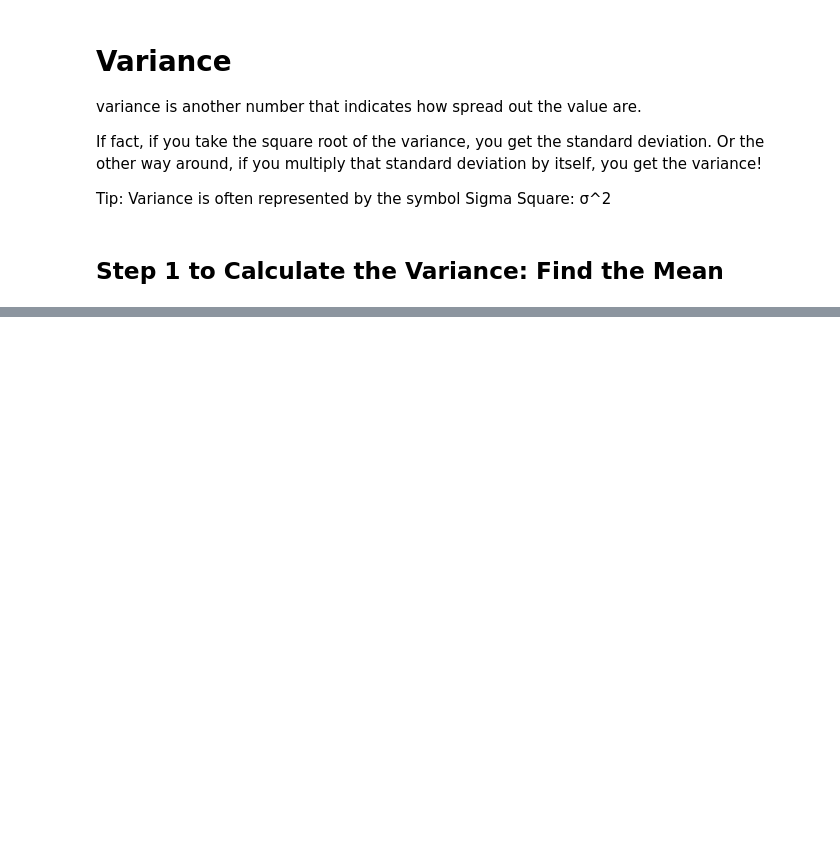
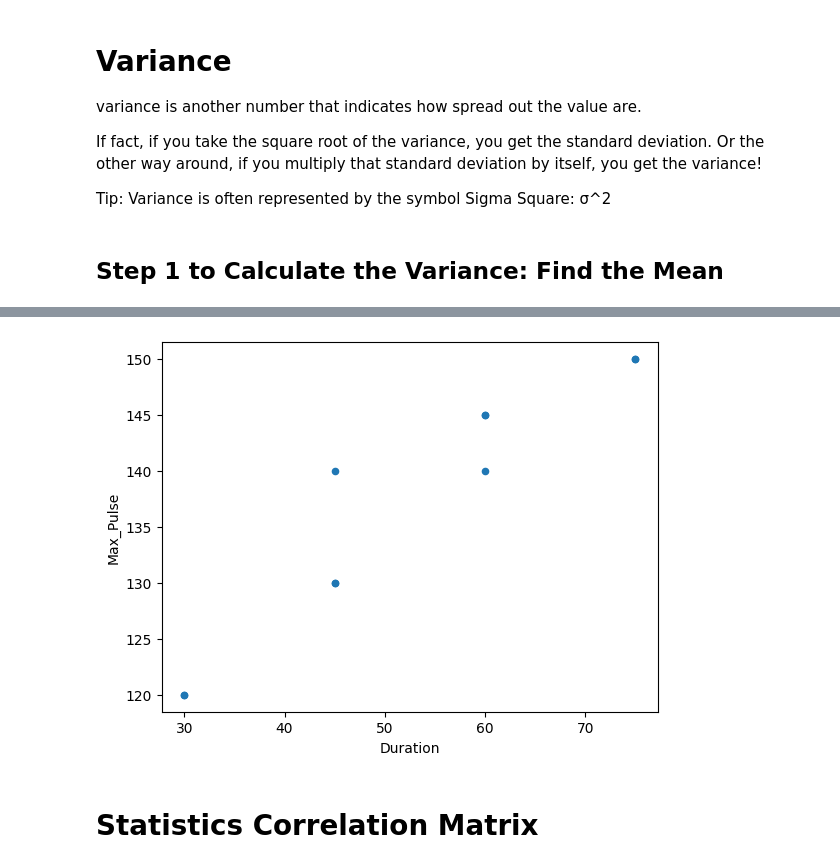
Before and after one commit to Hangsovoleak/Data-Science-Learning, a Jupyter notebook: Data_Science_1.ipynb, the cells around one changed output, grey strips where cells are left out. Drawn from its saved outputs; the diff is of its cells as text; code cells hidden in the pictures; blank space fills up the shorter version.

```diff
--- a/Data_Science_1.ipynb
+++ b/Data_Science_1.ipynb
@@ -668,0 +743,16 @@ Tip: Variance is often represented by the symbol Sigma Square: σ^2
+# %%
+# Ex: of No Linear Relationship (Correlation coefficient = 0)
+# we have plotted Max_Pulse against Duration from the full_health_data set.
+# there is no linear relationship between the two variables. It means that longer training session does not lead to higher Max_Pulse.
+# The correlation coefficient here is 0
+
+import matplotlib.pyplot as plt
+
+full_health_data = pd.read_csv("data_new.csv", header=0, sep=",")
+
+full_health_data.plot(x = 'Duration', y = 'Max_Pulse', kind = 'scatter')
+plt.show()
+# %% [output]
+[figure, added]
+# %% [markdown]
+# Statistics Correlation Matrix
```
Also changed, not shown: parts of 5 cells of this notebook.
